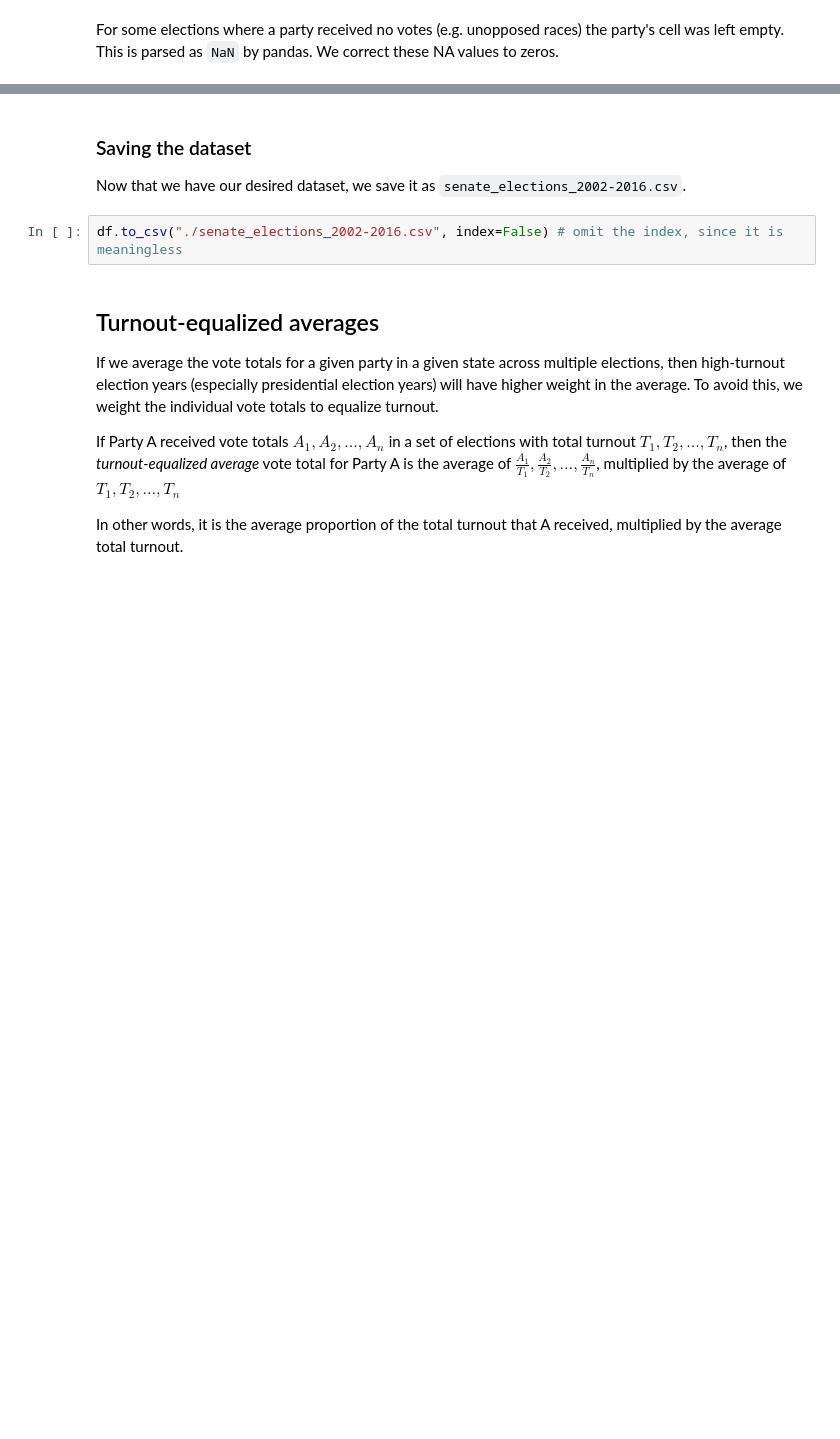
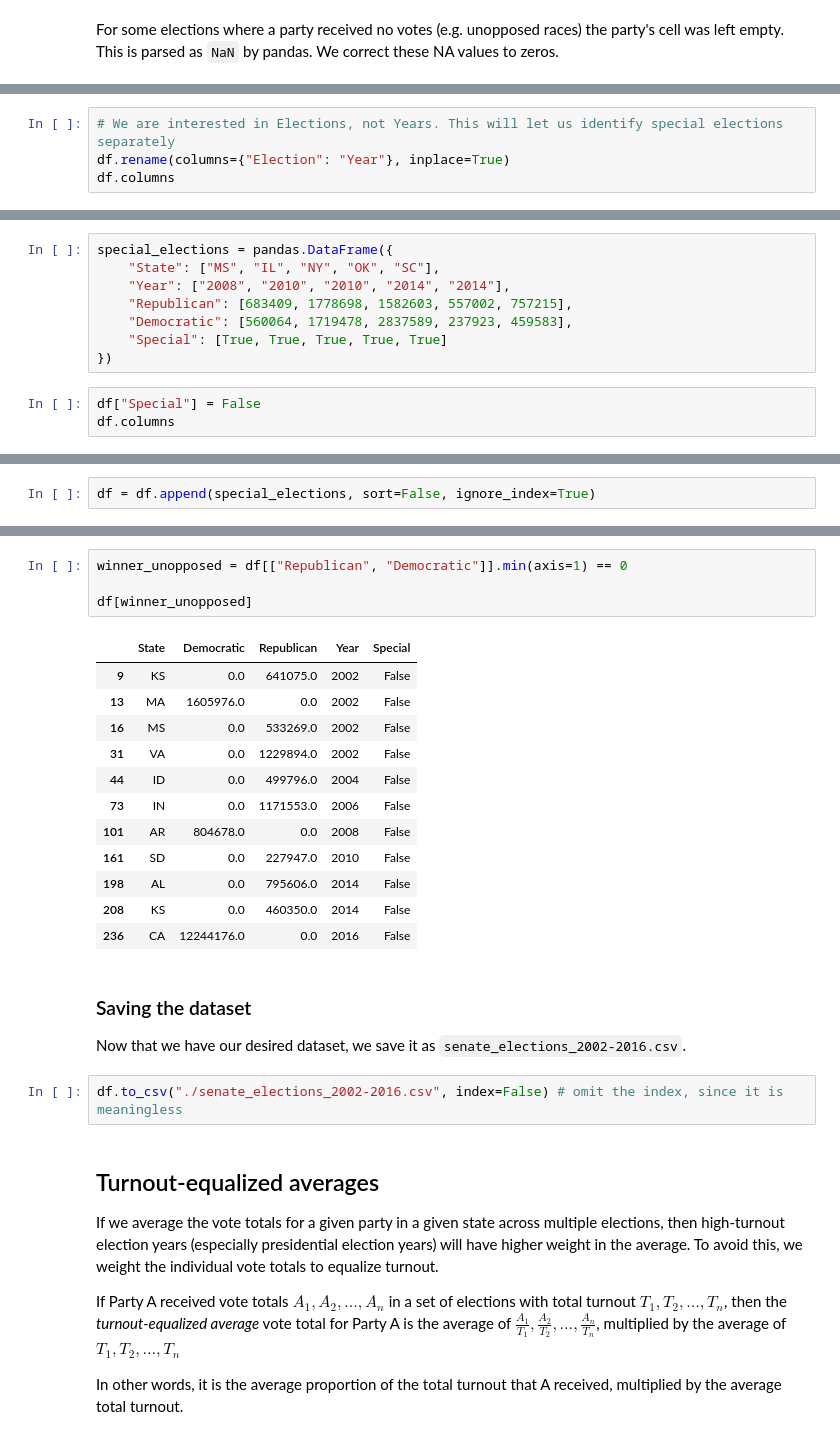
Before and after one commit to gerrymandr/party-tilt, a Jupyter notebook: AllFiftyStates.ipynb, the cells around one changed output, grey strips where cells are left out. Drawn from its saved outputs; the diff is of its cells as text; blank space fills up the shorter version.

```diff
--- a/AllFiftyStates.ipynb
+++ b/AllFiftyStates.ipynb
@@ -78,0 +129,4 @@ df = df.fillna(0)
+# %%
+# We are interested in Elections, not Years. This will let us identify special elections separately
+df.rename(columns={"Election": "Year"}, inplace=True)
+df.columns
@@ -78,0 +135,11 @@ df = df.fillna(0)
+# %%
+special_elections = pandas.DataFrame({
+    "State": ["MS", "IL", "NY", "OK", "SC"],
+    "Year": ["2008", "2010", "2010", "2014", "2014"],
+    "Republican": [683409, 1778698, 1582603, 557002, 757215],
+    "Democratic": [560064, 1719478, 2837589, 237923, 459583],
+    "Special": [True, True, True, True, True]
+})
+# %%
+df["Special"] = False
+df.columns
@@ -78,0 +148,2 @@ df = df.fillna(0)
+# %%
+df = df.append(special_elections, sort=False, ignore_index=True)
@@ -79,3 +167,20 @@ df = df.fillna(0)
+# %%
+winner_unopposed = df[["Republican", "Democratic"]].min(axis=1) == 0
+
+df[winner_unopposed]
+# %% [output]
+|  | State | Democratic | Republican | Year | Special |
+| 9 | KS | 0.0 | 641075.0 | 2002 | False |
+| 13 | MA | 1605976.0 | 0.0 | 2002 | False |
+| 16 | MS | 0.0 | 533269.0 | 2002 | False |
+| 31 | VA | 0.0 | 1229894.0 | 2002 | False |
+| 44 | ID | 0.0 | 499796.0 | 2004 | False |
+| 73 | IN | 0.0 | 1171553.0 | 2006 | False |
+| 101 | AR | 804678.0 | 0.0 | 2008 | False |
+| 161 | SD | 0.0 | 227947.0 | 2010 | False |
+| 198 | AL | 0.0 | 795606.0 | 2014 | False |
+| 208 | KS | 0.0 | 460350.0 | 2014 | False |
+| 236 | CA | 12244176.0 | 0.0 | 2016 | False |
 # %% [markdown]
 ### Saving the dataset
 
```
Also changed, not shown: parts of 49 cells of this notebook, 3 other files.
